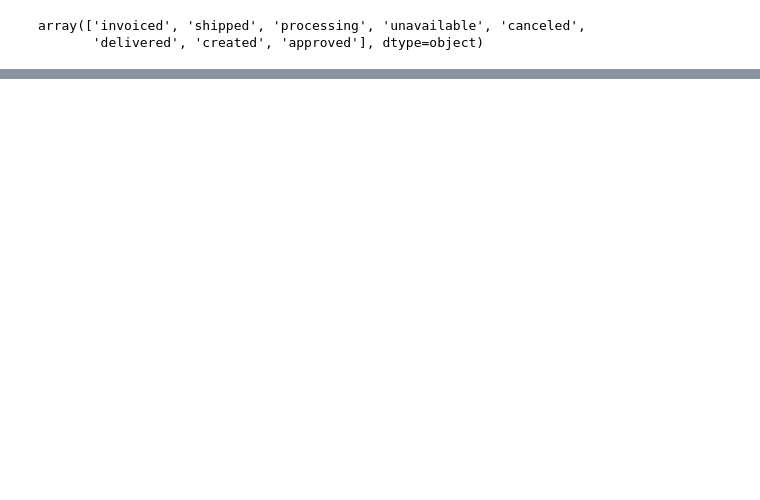
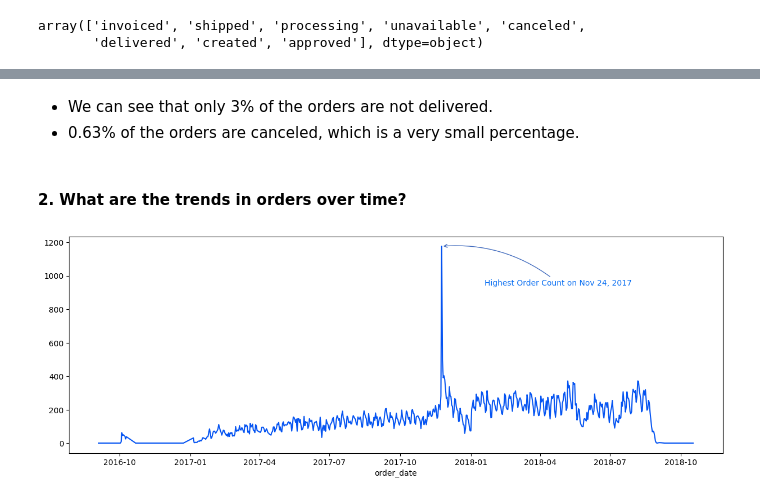
Before and after one commit to MohammadGhanaym/Data-Analysis-Projects, a Jupyter notebook: Analyze E-commerce dataset by Olist/Analysis.ipynb, the cells around one changed output, grey strips where cells are left out. Saved outputs shown, nothing was run; the diff lists cells and outputs as text; code cells hidden in the pictures; blank space fills up the shorter version.

```diff
--- a/Analyze E-commerce dataset by Olist/Analysis.ipynb
+++ b/Analyze E-commerce dataset by Olist/Analysis.ipynb
@@ -288,0 +336,5 @@ array(['invoiced', 'shipped', 'processing', 'unavailable', 'canceled',
+# %%
+nan_focus_cols = {'marketing_qualified_leads': ['origin'],
+           'products': ['product_category_name'],
+           'closed_deals': ['lead_type']}
+nan_focus_cols
@@ -288,0 +353,5 @@ array(['invoiced', 'shipped', 'processing', 'unavailable', 'canceled',
+# %%
+## Test
+for dataset_name, cols in nan_focus_cols.items():
+    for col in cols:
+        print(datasets[dataset_name][col].isnull().sum())
@@ -288,0 +433,22 @@ array(['invoiced', 'shipped', 'processing', 'unavailable', 'canceled',
+# %% [markdown]
+- We can see that only 3% of the orders are not delivered.
+- 0.63% of the orders are canceled, which is a very small percentage.
+# %% [markdown]
+#### 2. What are the trends in orders over time?
+# %%
+datasets['orders']['order_date'] = datasets['orders']['order_purchase_timestamp'].dt.date
+date_order_counts = datasets['orders']['order_date'].value_counts()
+max_order = date_order_counts.head(1)
+
+date_order_counts = date_order_counts.sort_index().reset_index()
+date_order_counts.rename(columns={'count': 'order_counts'}, inplace=True)
+
+ax = date_order_counts.plot(kind='line', x='order_date', y='order_counts',
+                       figsize=(15, 5), legend=False)
+ax.annotate('Highest Order Count on {}'.format(max_order.index[0].strftime('%b %d, %Y')),
+            (mdates.date2num(max_order.index[0]), max_order.values[0]), color=sns.color_palette()[2],
+            xytext=(55, -50), textcoords='offset points',
+            arrowprops=dict(arrowstyle='->', connectionstyle="arc3,rad=.2", color=sns.color_palette()[1]))
+plt.show()
+# %% [output]
+[figure, added]
```
Also changed, not shown: parts of 27 cells of this notebook.
